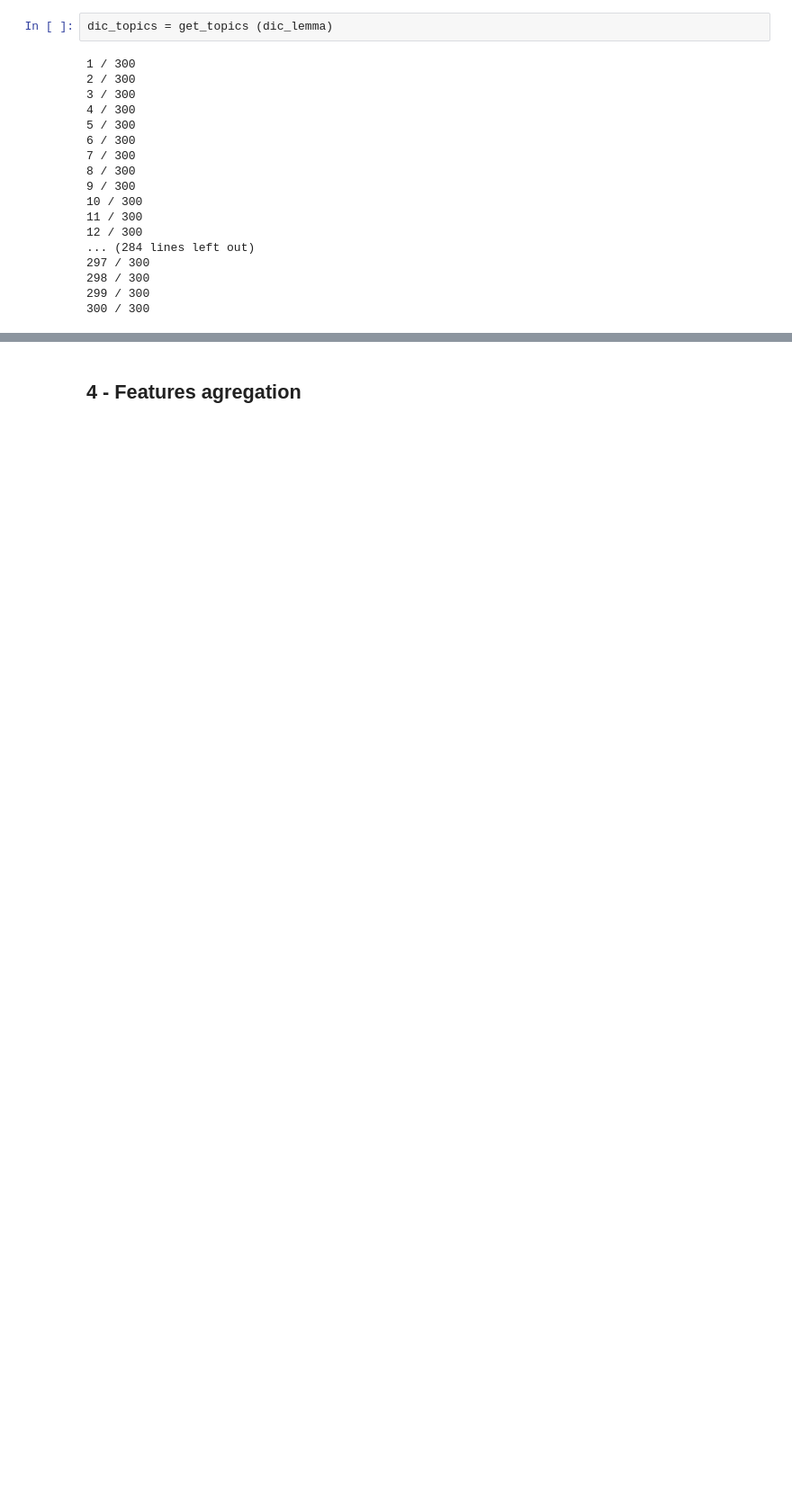
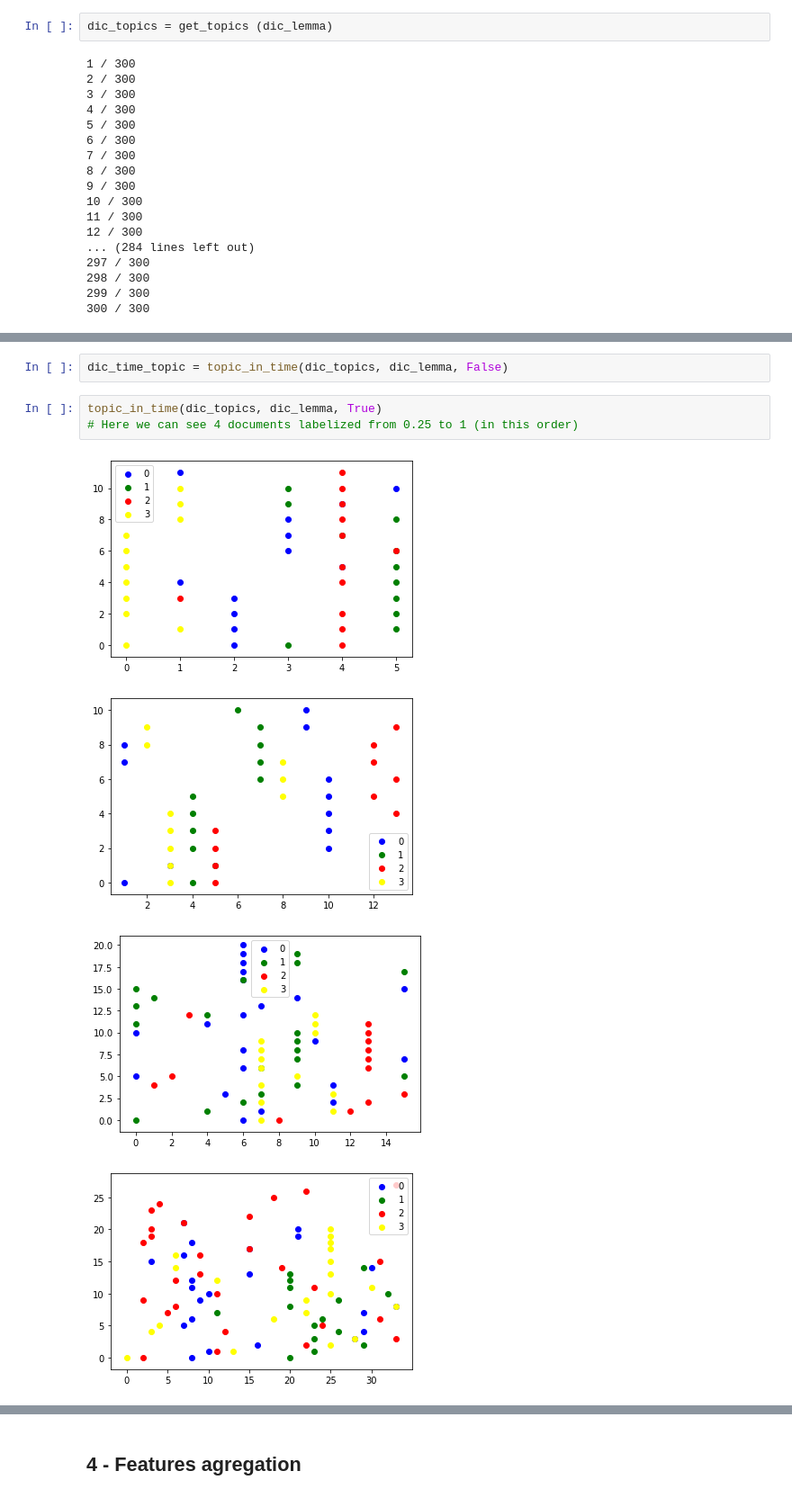
Before and after one commit to vincentnam/Project-Archean, a Jupyter notebook: Text_feature_1_6_corr.ipynb, the cells around one changed output, grey strips where cells are left out. Shown at 90% size. Drawn from its saved outputs; the diff is of its cells as text; blank space fills up the shorter version.

```diff
--- a/Text_feature_1_6_corr.ipynb
+++ b/Text_feature_1_6_corr.ipynb
@@ -516 +746,11 @@ dic_simil_topic = topic_similarity(dic_topics)
+# %%
+dic_time_topic = topic_in_time(dic_topics, dic_lemma, False)
+# %%
+topic_in_time(dic_topics, dic_lemma, True)
+# Here we can see 4 documents labelized from 0.25 to 1 (in this order)
+# %% [output]
+[figure, added]
+[figure, added]
+[figure, added]
+[figure, added]
 # %%
```
Also changed, not shown: parts of 51 cells of this notebook.
